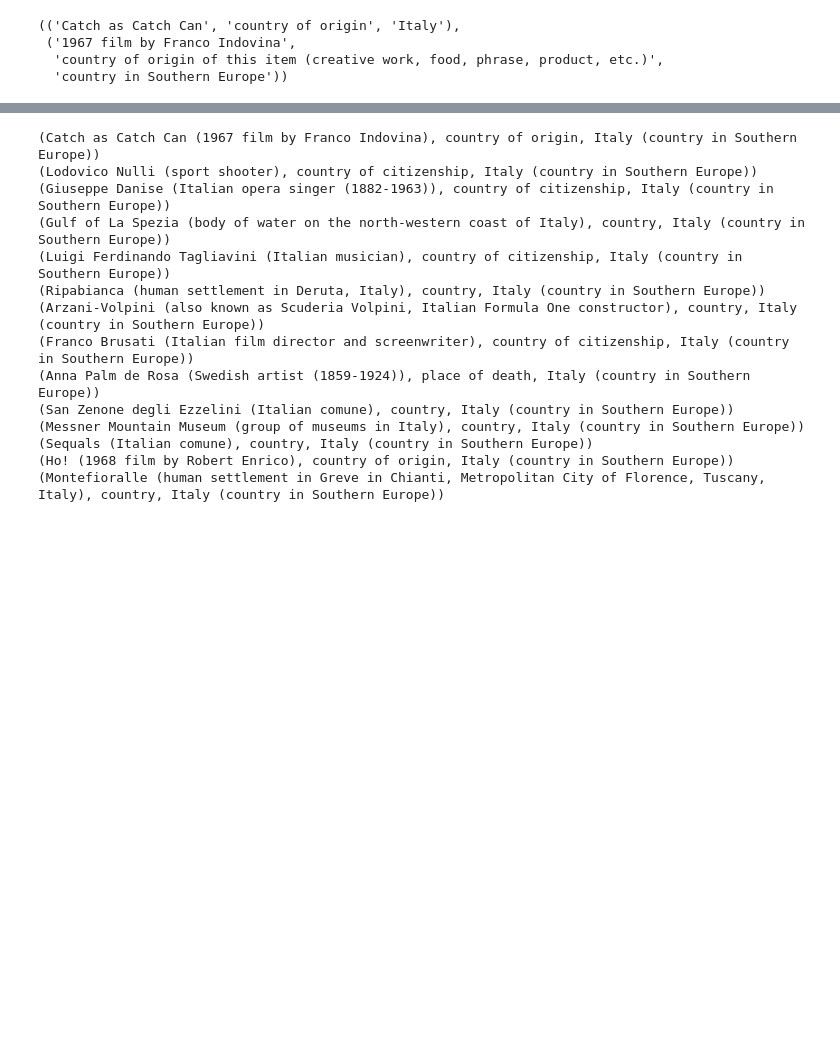
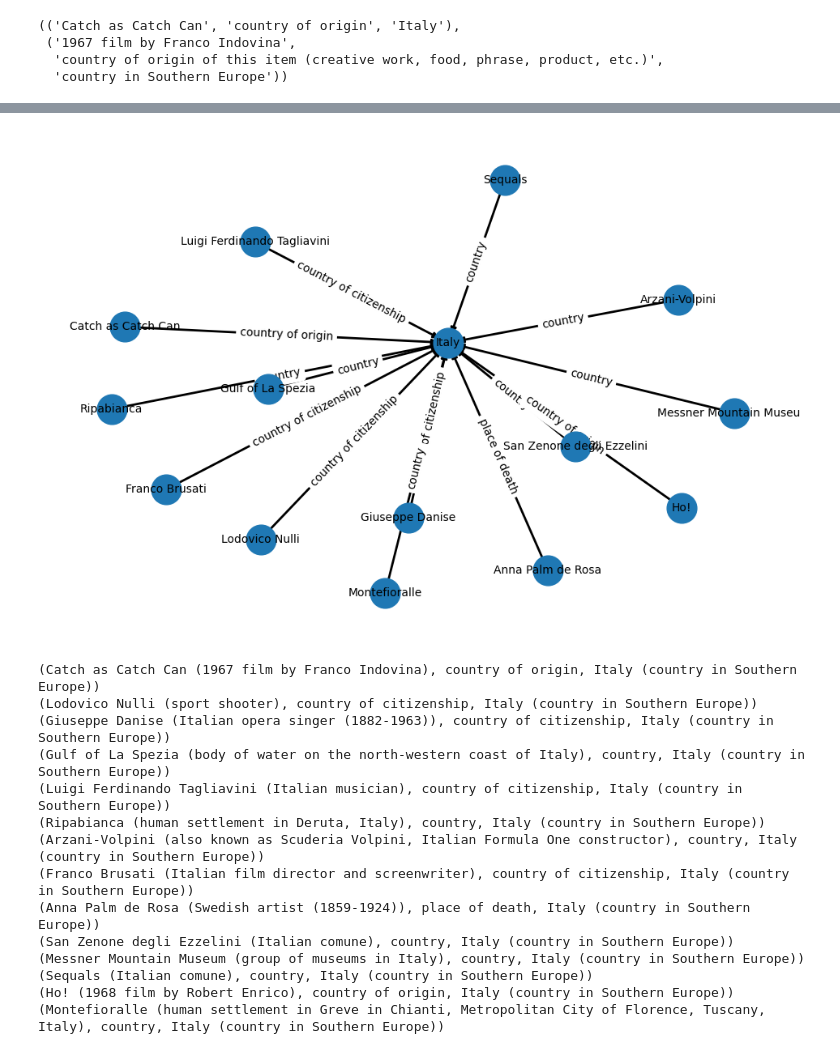
Before and after one commit to PreetamDammu/ClaimBenchKG, a Jupyter notebook: exploration.ipynb, the cells around one changed output, grey strips where cells are left out. Drawn from its saved outputs; the diff is of its cells as text; code cells hidden in the pictures; blank space fills up the shorter version.

```diff
--- a/exploration.ipynb
+++ b/exploration.ipynb
@@ -81,2 +99,4 @@ triplet_list, desc_list = get_labels_and_descriptions_for_triplets(req_list)
 # %%
-# triplet_list
+plot_triplets_graph(triplet_list)
+# %% [output]
+[figure, added]
```
Also changed, not shown: parts of 3 cells of this notebook.
